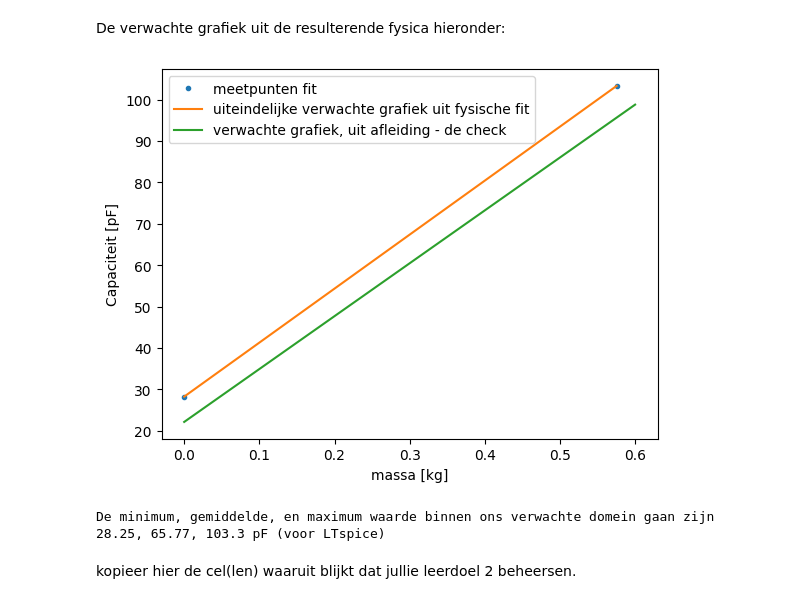
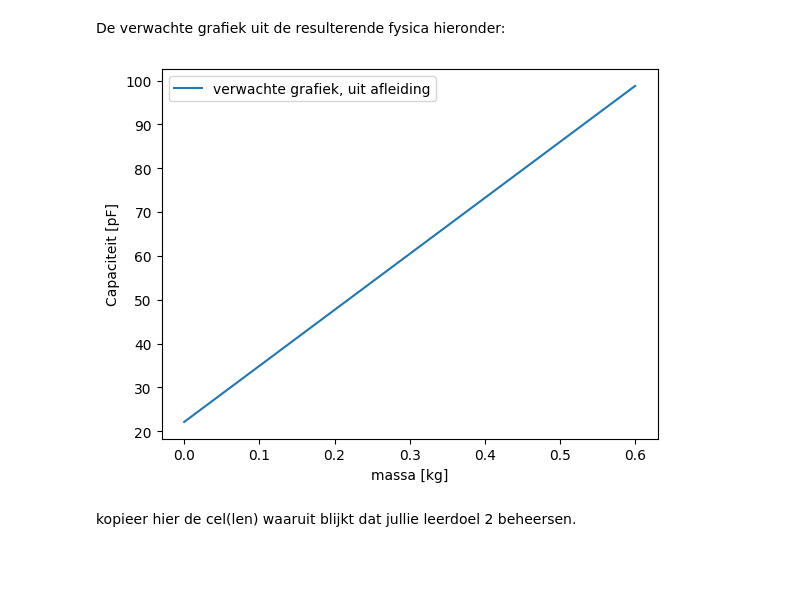
Before and after one commit to cs50202/opdrachten-DEF-D-, a Jupyter notebook: FysiekeOntwerpopdrachten/2OntwerpEenSensorCondensator/DEFOntwerpopdracht2OntwerpEenSensorInvulTemplate.ipynb, the cells around one changed output. Cells and saved outputs as stored; diff of their text form; code cells hidden in the pictures; blank space fills up the shorter version.

```diff
--- a/FysiekeOntwerpopdrachten/2OntwerpEenSensorCondensator/DEFOntwerpopdracht2OntwerpEenSensorInvulTemplate.ipynb
+++ b/FysiekeOntwerpopdrachten/2OntwerpEenSensorCondensator/DEFOntwerpopdracht2OntwerpEenSensorInvulTemplate.ipynb
@@ -298,63 +282,32 @@ Meting 2: We meten daarna de capaciteit met de fles maximaal gevuld (575 gram),
 # %% [markdown]
 De verwachte grafiek uit de resulterende fysica hieronder:
 # %%
-# Om de kalibratiegrafiek te maken gebruiken we de beredenering hierboven, daarom meten we 2 punten en trekken we daar een lijn doorheen. Dit wordt onze kalibratiegrafiek
-# Daarna gaan we nog fysisch de voorspelling plotten en de twee vergelijken
-
 import matplotlib.pyplot as plt
 from scipy.optimize import curve_fit
 
-# Allereerst de lijnfit
-
-# We nemen geen massa en de massa van een volle fles
-m_verw = np.array([0, 575.4])*1e-3
-
-# We meten dan de V_max_out
-V_max_out_verw = np.array([134e-3, 490e-3])
-Cap_verw = berekenCapaciteit(V_max_out_verw, 7.55, 1000, 100000)*1e12
-
-def fitverw(x, a, b):
-    return a*x + b
-
-vals, covs = curve_fit(fitverw, m_verw, Cap_verw)
-xtest = np.linspace(np.min(m_verw), np.max(m_verw), 500)
-ytest = fitverw(xtest, *vals,)
-
-# Nu ook nog de fysische fit met aannames doen - dit is een check of onze beredeneerde fysica klopte
+# Nu ook nog de fysische fit met aannames doen
 
 #Uit de bovenstaande afleiding kan de capaciteit uitgedrukt worden in de massa zoals beschreven in de onderstaande functie
 # De y-intercept van de lijn moet dan nog toegevoegd worden, dat is de capaciteit van de ongerekte opstelling, dus de condensator
-# met als isolatie lucht en 3.5 mm dik
+# met als isolatie lucht en 4 mm dik
 
 def functie(epsilon, g, deltad, E, m):
     return (epsilon * g * m)/(deltad * E) + ((8.854e-12*0.1**2)/(4e-3))
 
 massa_verwacht = np.linspace(0, 600, 20)*1e-3
 
 # We schatten de elasticiteitsmodulus E op ongeveer 6.8 kPa (elastisch rubber)
 # Ook nemen we aan dat dit een lineaire indrukking is, en dat delta d elke keer ongeveer 0.1 mm is
 cap_verwacht = functie(8.854e-12, 9.81, 0.1e-3, 6.8e3, massa_verwacht)*1e12
 
-# Nu kunnen zowel de verwachte fit als de afgeleide formule geplot worden. Te zien is dat ze elkaar erg goed benaderen, maar net een andere y-intercept hebben
-# Dat is te verklaren aan de hand van het witte isolerende laagje dat nog onder de condensatorplaten in onze opstellingen zat
-
 plt.figure()
-plt.plot(m_verw, Cap_verw, '.', label= 'meetpunten fit')
-plt.plot(xtest, ytest, '-', label = 'uiteindelijke verwachte grafiek uit fysische fit')
-plt.plot(massa_verwacht, cap_verwacht, label = 'verwachte grafiek, uit afleiding - de check')
+plt.plot(massa_verwacht, cap_verwacht, label = 'verwachte grafiek, uit afleiding')
 plt.xlabel('massa [kg]')
 plt.ylabel('Capaciteit [pF]')
 plt.legend()
 plt.show()
-
-min = np.min(ytest)
-mean = np.mean(ytest)
-max = np.max(ytest)
-
-print(f"De minimum, gemiddelde, en maximum waarde binnen ons verwachte domein gaan zijn {min:.4g}, {mean:.4g}, {max:.4g} pF (voor LTspice)")
 # %% [output]
-[figure, old version]
+[figure, new version]
-De minimum, gemiddelde, en maximum waarde binnen ons verwachte domein gaan zijn 28.25, 65.77, 103.3 pF (voor LTspice)
 # %% [markdown]
 kopieer hier de cel(len) waaruit blijkt dat jullie leerdoel 2 beheersen.
 # %%
```
Also changed, not shown: parts of 6 cells of this notebook.
